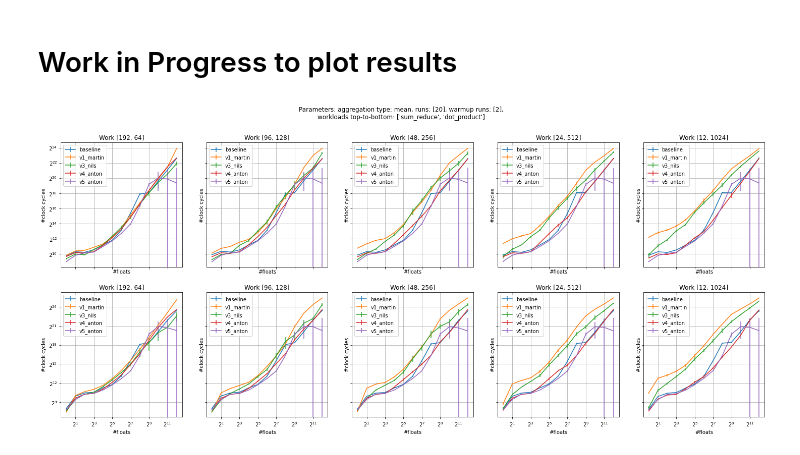
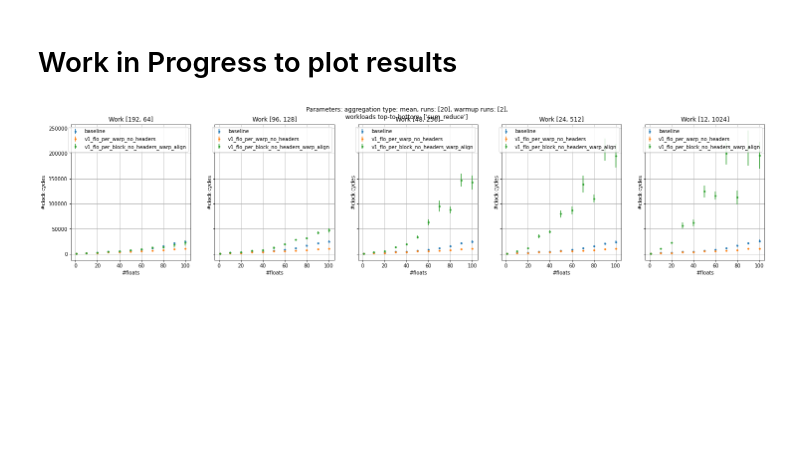
Before and after one commit to maerhart/dphpc-project, a Jupyter notebook: dynamic_allocator/plotting_temp.ipynb, the cells around one changed output. Cells and saved outputs as stored; diff of their text form; code cells hidden in the pictures; blank space fills up the shorter version.

Commit message:
per warp, per block caching tests

```diff
--- a/dynamic_allocator/plotting_temp.ipynb
+++ b/dynamic_allocator/plotting_temp.ipynb
@@ -14,7 +14,7 @@ import sys
 
 
 #CSV_PATH = sys.argv[1]
-CSV_PATH = "results/2021-12-15-17:20:03"
+CSV_PATH = "results/2021-12-16-14:39:23"
 
 header = ['version', 'workload', 'runs', 'warmup', 'blocks', 'threads_per_block', 'num_floats', 'malloc_mean', 'malloc_max', 'free_mean', 'free_max', 'work_mean', 'work_max']
 df = pd.read_csv(CSV_PATH+"/out.csv", names = header, header = 0, delimiter = ' ')
@@ -67,7 +67,7 @@ def plot_floats_vs_cycles(df, ax, params):
             ax.plot(floats, speedup, label=str(version))
             ax.set_ylabel("relative speedup")
         else:
-            ax.errorbar(floats, mean, std, label=str(version)) #fmt='.',
+            ax.errorbar(floats, mean, std, fmt='.', label=str(version)) #fmt='.',
             ax.set_ylabel("#clock cycles")
 
     ax.legend()
@@ -131,7 +131,7 @@ def plot_blocks_vs_threads_per_block():
     fig, axs = plt.subplots(len(workloads), len(threads_per_block), sharey='row', sharex=True, figsize=(len(threads_per_block)*5, len(workloads)*5))
     # constant parameters
     n_floats = -1
-    versions = ['baseline', 'v1_martin', 'v3_nils', 'v4_anton', 'v5_anton']
+    versions = ['baseline', 'v1_flo_per_warp_no_headers', 'v1_flo_per_block_no_headers_warp_align']
     aggregation_type = 'mean' # or max
     show_speedup = False
 
@@ -142,33 +142,33 @@ def plot_blocks_vs_threads_per_block():
               + "workloads top-to-bottom: " + str(workloads))
     #fig.supxlabel('Measurement type')
     #fig.supylabel('Workload')
 
     for w, workload in enumerate(workloads):
         for b, block in enumerate(blocks):
 
             params = {'measurement_type': 'work',
                       'blocks': block,
                       'threads_per_block': threads_per_block[b],
                       'workload': workload,
                       'num_floats': n_floats,
                       'versions': versions,
                       'aggregation_type': aggregation_type,
                       'show_speedup': show_speedup}
             if len(workloads) == 1:
                 ax = axs[b]
             else:
                 ax = axs[w][b]
             plot_floats_vs_cycles(df, ax, params)
             ax.grid(True)
-            ax.set_xscale("log", base=2)
-            ax.set_yscale("log", base=2)
+            #ax.set_xscale("log", base=2)
+            #ax.set_yscale("log", base=2)
             ax.set_title("Work ["+str(block)+", "+str(threads_per_block[b])+"]")
 
     plt.savefig(CSV_PATH+"/blocks_vs_threads_per_block_vs_workload.png", dpi=60, bbox_inches='tight')
     plt.show()
 
 
 #plot_workloads_vs_measurement_type()
 plot_blocks_vs_threads_per_block()
 # %% [output]
-[figure, old version]
+[figure, new version]
```
Also changed, not shown: 4 other files.
